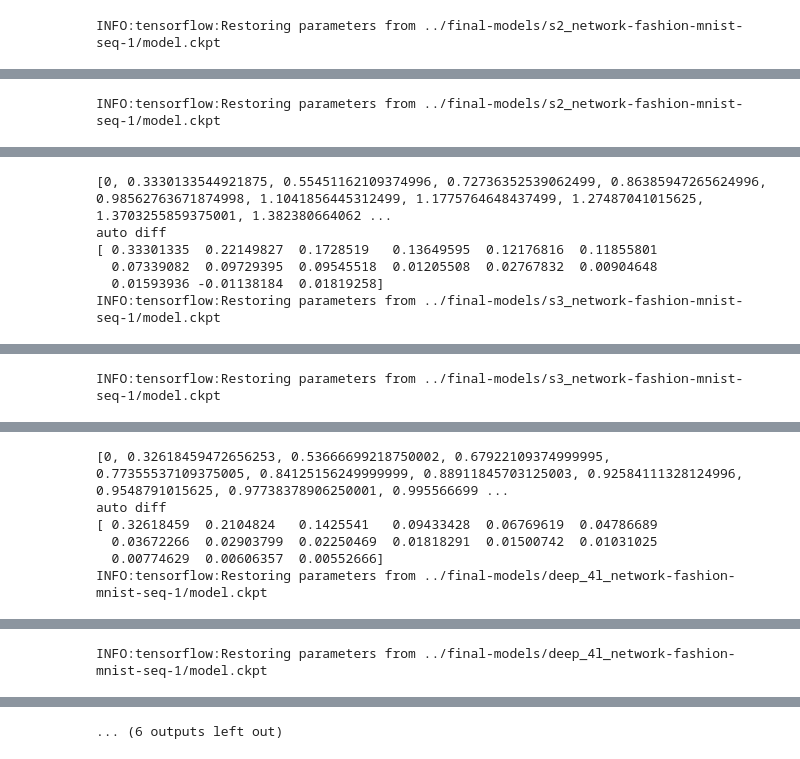
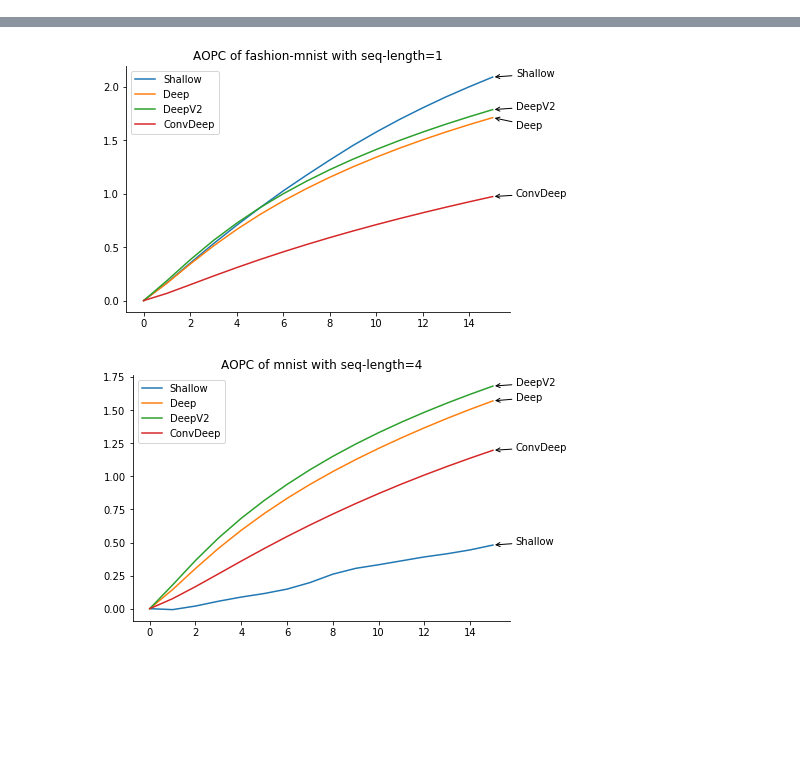
Before and after one commit to p16i/thesis-designing-recurrent-neural-networks-for-explainability, a Jupyter notebook: notebooks/s9-heatmap-evaluations.ipynb, the cells around one changed output, grey strips where cells are left out. Saved outputs shown, nothing was run; the diff lists cells and outputs as text; code cells hidden in the pictures; blank space fills up the shorter version.

```diff
--- a/notebooks/s9-heatmap-evaluations.ipynb
+++ b/notebooks/s9-heatmap-evaluations.ipynb
@@ -91,4 +77,3 @@ INFO:tensorflow:Restoring parameters from ../final-models/deep_4l_network-mnist-
 # %%
-plot_apoc(['s2', 's3', 'deep_4l', 'convdeep_4l'], 'fashion-mnist', 1)
+plot_aopc(['s2', 's3', 'deep_4l', 'convdeep_4l'], 'fashion-mnist', 1)
 # %% [output]
-INFO:tensorflow:Restoring parameters from ../final-models/s2_network-fashion-mnist-seq-1/model.ckpt
@@ -96 +79,0 @@ INFO:tensorflow:Restoring parameters from ../final-models/s2_network-fashion-mni
-INFO:tensorflow:Restoring parameters from ../final-models/s2_network-fashion-mnist-seq-1/model.ckpt
@@ -98,6 +79,0 @@ INFO:tensorflow:Restoring parameters from ../final-models/s2_network-fashion-mni
-[0, 0.3330133544921875, 0.55451162109374996, 0.72736352539062499, 0.86385947265624996, 0.98562763671874998, 1.1041856445312499, 1.1775764648437499, 1.27487041015625, 1.3703255859375001, 1.382380664062 ...
-auto diff
-[ 0.33301335  0.22149827  0.1728519   0.13649595  0.12176816  0.11855801
-  0.07339082  0.09729395  0.09545518  0.01205508  0.02767832  0.00904648
-  0.01593936 -0.01138184  0.01819258]
-INFO:tensorflow:Restoring parameters from ../final-models/s3_network-fashion-mnist-seq-1/model.ckpt
@@ -105 +79,0 @@ INFO:tensorflow:Restoring parameters from ../final-models/s3_network-fashion-mni
-INFO:tensorflow:Restoring parameters from ../final-models/s3_network-fashion-mnist-seq-1/model.ckpt
@@ -107,6 +79,0 @@ INFO:tensorflow:Restoring parameters from ../final-models/s3_network-fashion-mni
-[0, 0.32618459472656253, 0.53666699218750002, 0.67922109374999995, 0.77355537109375005, 0.84125156249999999, 0.88911845703125003, 0.92584111328124996, 0.9548791015625, 0.97738378906250001, 0.995566699 ...
-auto diff
-[ 0.32618459  0.2104824   0.1425541   0.09433428  0.06769619  0.04786689
-  0.03672266  0.02903799  0.02250469  0.01818291  0.01500742  0.01031025
-  0.00774629  0.00606357  0.00552666]
-INFO:tensorflow:Restoring parameters from ../final-models/deep_4l_network-fashion-mnist-seq-1/model.ckpt
@@ -114 +79,0 @@ INFO:tensorflow:Restoring parameters from ../final-models/deep_4l_network-fashio
-INFO:tensorflow:Restoring parameters from ../final-models/deep_4l_network-fashion-mnist-seq-1/model.ckpt
@@ -116,2 +80,6 @@ INFO:tensorflow:Restoring parameters from ../final-models/deep_4l_network-fashio
-... (6 outputs left out)
+[figure, added]
+# %%
+plot_aopc(['s2', 's3', 'deep_4l', 'convdeep_4l'], 'mnist', 4)
+# %% [output]
+[figure, added]
 # %%
```
Also changed, not shown: parts of 29 cells of this notebook, 4 other files.
